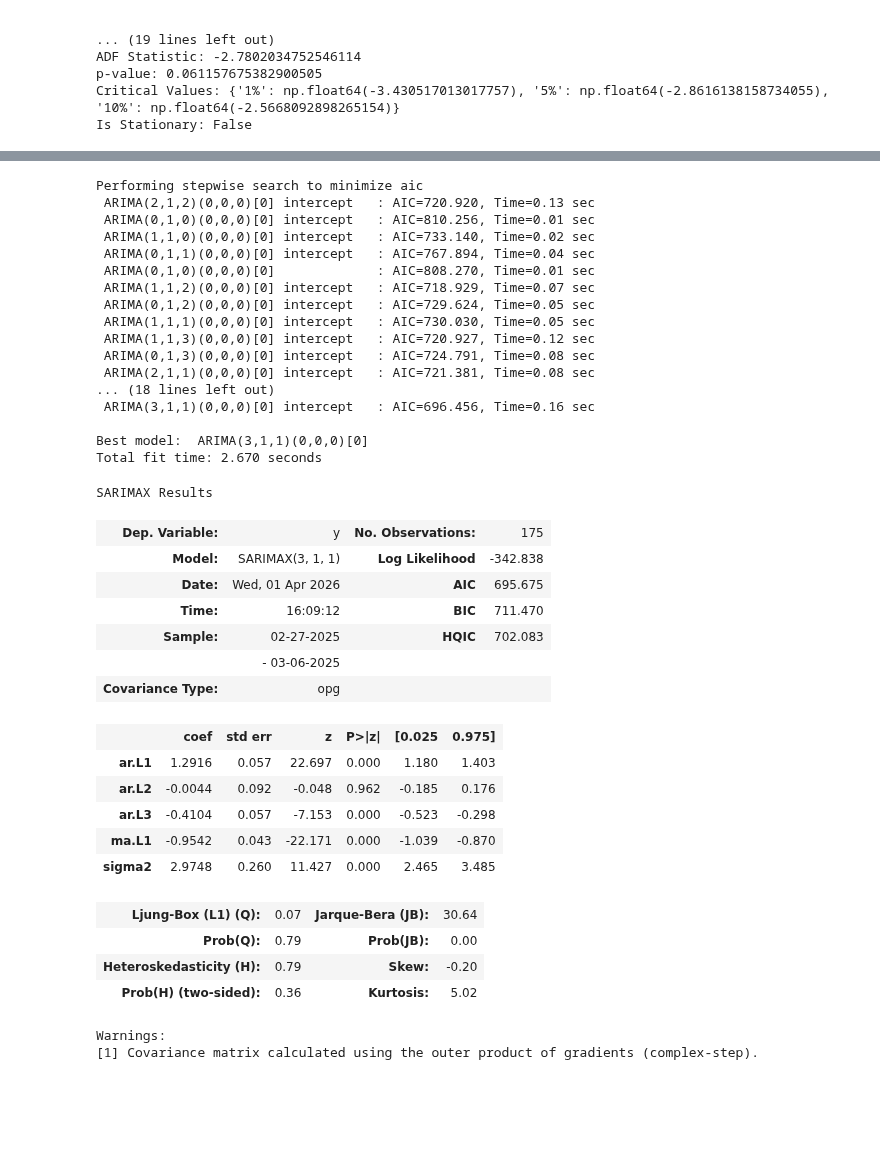
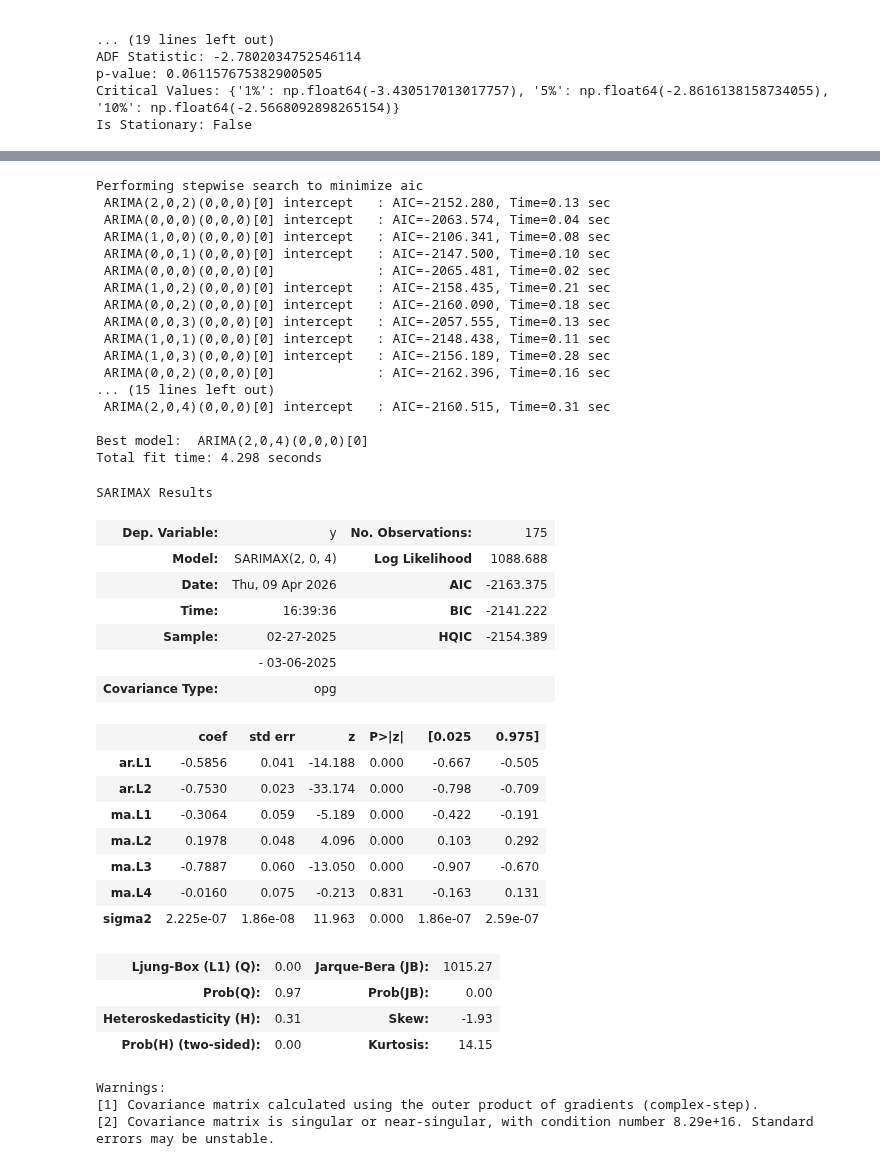
Before and after one commit to SulaimanTajuddin/TSA-F-Humidity-Warehouse, a Jupyter notebook: TSA-SARIMA (RawData2).ipynb, the cells around one changed output, grey strips where cells are left out. Drawn from its saved outputs; the diff is of its cells as text; code cells hidden in the pictures; blank space fills up the shorter version.

```diff
--- a/TSA-SARIMA (RawData2).ipynb
+++ b/TSA-SARIMA (RawData2).ipynb
@@ -175,6 +175,8 @@ Is Stationary: False
 # %%
 first_diff = combined_df.diff()
 first_diff.dropna(inplace=True)
+second_diff = combined_df.diff().diff()
+second_diff.dropna(inplace=True)
 # %%
 plt.figure(figsize=(12,5))
 for col in first_diff.columns:
@@ -230,6 +279,6 @@ for column in combined_df.columns:
 # %%
 # Choose one channel
-y = combined_df['CH04(%)'].copy()
+y = second_diff['CH04(%)'].copy()
 
 # Ensure numeric and handle error codes
 y = pd.to_numeric(y, errors='coerce').replace(-32640, np.nan)
@@ -255,53 +304,56 @@ test  = y.iloc[split:]
 # %%
 
 model = pm.auto_arima(
     train,
-    seasonal=False,
+    seasonal=True,
     stepwise=True,
     trace=True,
     error_action="ignore",
     suppress_warnings=True
 )
 
 model.summary()
 # %% [output]
 Performing stepwise search to minimize aic
- ARIMA(2,1,2)(0,0,0)[0] intercept   : AIC=720.920, Time=0.13 sec
- ARIMA(0,1,0)(0,0,0)[0] intercept   : AIC=810.256, Time=0.01 sec
- ARIMA(1,1,0)(0,0,0)[0] intercept   : AIC=733.140, Time=0.02 sec
- ARIMA(0,1,1)(0,0,0)[0] intercept   : AIC=767.894, Time=0.04 sec
- ARIMA(0,1,0)(0,0,0)[0]             : AIC=808.270, Time=0.01 sec
- ARIMA(1,1,2)(0,0,0)[0] intercept   : AIC=718.929, Time=0.07 sec
- ARIMA(0,1,2)(0,0,0)[0] intercept   : AIC=729.624, Time=0.05 sec
- ARIMA(1,1,1)(0,0,0)[0] intercept   : AIC=730.030, Time=0.05 sec
- ARIMA(1,1,3)(0,0,0)[0] intercept   : AIC=720.927, Time=0.12 sec
- ARIMA(0,1,3)(0,0,0)[0] intercept   : AIC=724.791, Time=0.08 sec
- ARIMA(2,1,1)(0,0,0)[0] intercept   : AIC=721.381, Time=0.08 sec
-... (18 lines left out)
- ARIMA(3,1,1)(0,0,0)[0] intercept   : AIC=696.456, Time=0.16 sec
+ ARIMA(2,0,2)(0,0,0)[0] intercept   : AIC=-2152.280, Time=0.13 sec
+ ARIMA(0,0,0)(0,0,0)[0] intercept   : AIC=-2063.574, Time=0.04 sec
+ ARIMA(1,0,0)(0,0,0)[0] intercept   : AIC=-2106.341, Time=0.08 sec
+ ARIMA(0,0,1)(0,0,0)[0] intercept   : AIC=-2147.500, Time=0.10 sec
+ ARIMA(0,0,0)(0,0,0)[0]             : AIC=-2065.481, Time=0.02 sec
+ ARIMA(1,0,2)(0,0,0)[0] intercept   : AIC=-2158.435, Time=0.21 sec
+ ARIMA(0,0,2)(0,0,0)[0] intercept   : AIC=-2160.090, Time=0.18 sec
+ ARIMA(0,0,3)(0,0,0)[0] intercept   : AIC=-2057.555, Time=0.13 sec
+ ARIMA(1,0,1)(0,0,0)[0] intercept   : AIC=-2148.438, Time=0.11 sec
+ ARIMA(1,0,3)(0,0,0)[0] intercept   : AIC=-2156.189, Time=0.28 sec
+ ARIMA(0,0,2)(0,0,0)[0]             : AIC=-2162.396, Time=0.16 sec
+... (15 lines left out)
+ ARIMA(2,0,4)(0,0,0)[0] intercept   : AIC=-2160.515, Time=0.31 sec
 
-Best model:  ARIMA(3,1,1)(0,0,0)[0]
-Total fit time: 2.670 seconds
+Best model:  ARIMA(2,0,4)(0,0,0)[0]
+Total fit time: 4.298 seconds
 SARIMAX Results
 | Dep. Variable: | y | No. Observations: | 175 |
-| Model: | SARIMAX(3, 1, 1) | Log Likelihood | -342.838 |
-| Date: | Wed, 01 Apr 2026 | AIC | 695.675 |
-| Time: | 16:09:12 | BIC | 711.470 |
-| Sample: | 02-27-2025 | HQIC | 702.083 |
+| Model: | SARIMAX(2, 0, 4) | Log Likelihood | 1088.688 |
+| Date: | Thu, 09 Apr 2026 | AIC | -2163.375 |
+| Time: | 16:39:36 | BIC | -2141.222 |
+| Sample: | 02-27-2025 | HQIC | -2154.389 |
 |  | - 03-06-2025 |  |  |
 | Covariance Type: | opg |  |  |
 |  | coef | std err | z | P>|z| | [0.025 | 0.975] |
-| ar.L1 | 1.2916 | 0.057 | 22.697 | 0.000 | 1.180 | 1.403 |
-| ar.L2 | -0.0044 | 0.092 | -0.048 | 0.962 | -0.185 | 0.176 |
-| ar.L3 | -0.4104 | 0.057 | -7.153 | 0.000 | -0.523 | -0.298 |
-| ma.L1 | -0.9542 | 0.043 | -22.171 | 0.000 | -1.039 | -0.870 |
-| sigma2 | 2.9748 | 0.260 | 11.427 | 0.000 | 2.465 | 3.485 |
+| ar.L1 | -0.5856 | 0.041 | -14.188 | 0.000 | -0.667 | -0.505 |
+| ar.L2 | -0.7530 | 0.023 | -33.174 | 0.000 | -0.798 | -0.709 |
+| ma.L1 | -0.3064 | 0.059 | -5.189 | 0.000 | -0.422 | -0.191 |
+| ma.L2 | 0.1978 | 0.048 | 4.096 | 0.000 | 0.103 | 0.292 |
+| ma.L3 | -0.7887 | 0.060 | -13.050 | 0.000 | -0.907 | -0.670 |
+| ma.L4 | -0.0160 | 0.075 | -0.213 | 0.831 | -0.163 | 0.131 |
+| sigma2 | 2.225e-07 | 1.86e-08 | 11.963 | 0.000 | 1.86e-07 | 2.59e-07 |
-| Ljung-Box (L1) (Q): | 0.07 | Jarque-Bera (JB): | 30.64 |
-| Prob(Q): | 0.79 | Prob(JB): | 0.00 |
-| Heteroskedasticity (H): | 0.79 | Skew: | -0.20 |
-| Prob(H) (two-sided): | 0.36 | Kurtosis: | 5.02 |
+| Ljung-Box (L1) (Q): | 0.00 | Jarque-Bera (JB): | 1015.27 |
+| Prob(Q): | 0.97 | Prob(JB): | 0.00 |
+| Heteroskedasticity (H): | 0.31 | Skew: | -1.93 |
+| Prob(H) (two-sided): | 0.00 | Kurtosis: | 14.15 |
 Warnings:
 [1] Covariance matrix calculated using the outer product of gradients (complex-step).
+[2] Covariance matrix is singular or near-singular, with condition number 8.29e+16. Standard errors may be unstable.
 # %%
 
 n_periods = 12
```
Also changed, not shown: parts of 8 cells of this notebook, 1 other file.
